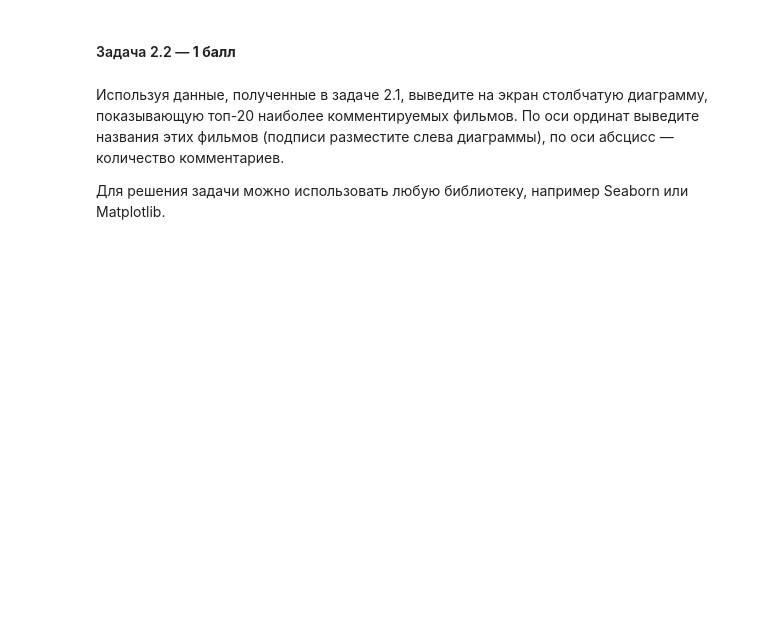
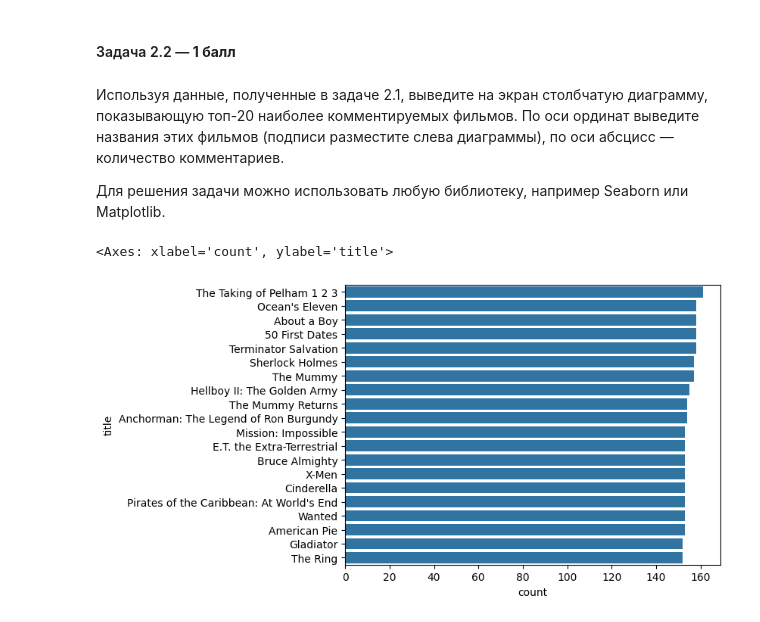
Before and after one commit to zinkin-s/DSPS, a Jupyter notebook: homework_4/Выборка_и_агрегация_данных_в_MongoDB.ipynb, the cells around one changed output. Saved outputs shown, nothing was run; the diff lists cells and outputs as text; code cells hidden in the pictures; blank space fills up the shorter version.

```diff
--- a/homework_4/Выборка_и_агрегация_данных_в_MongoDB.ipynb
+++ b/homework_4/Выборка_и_агрегация_данных_в_MongoDB.ipynb
@@ -204,7 +204,7 @@ list(cur)
 Скопируйте полученный конвейер в этот документ в виде кода на Python и выведите его на экран в виде списка словарей.
 # %%
 # Ваш код здесь
-cur = db['comments'].aggregate(
+cursor = db['comments'].aggregate(
 
 [
     {
@@ -250,5 +250,6 @@ cur = db['comments'].aggregate(
 ]
 )
 
-list(cur)
+list_cursor = list(cursor)
+print(*list_cursor)
 # %% [output]
@@ -279,0 +263,13 @@ list(cur)
+# %%
+# Ваш код здесь
+import pandas as pd
+import seaborn as sns
+
+
+
+df = pd.DataFrame(list_cursor)
+
+sns.barplot(df[:20], x='count', y='title')
+# %% [output]
+<Axes: xlabel='count', ylabel='title'>
+[figure, added]
```
Also changed, not shown: parts of 2 cells of this notebook.
